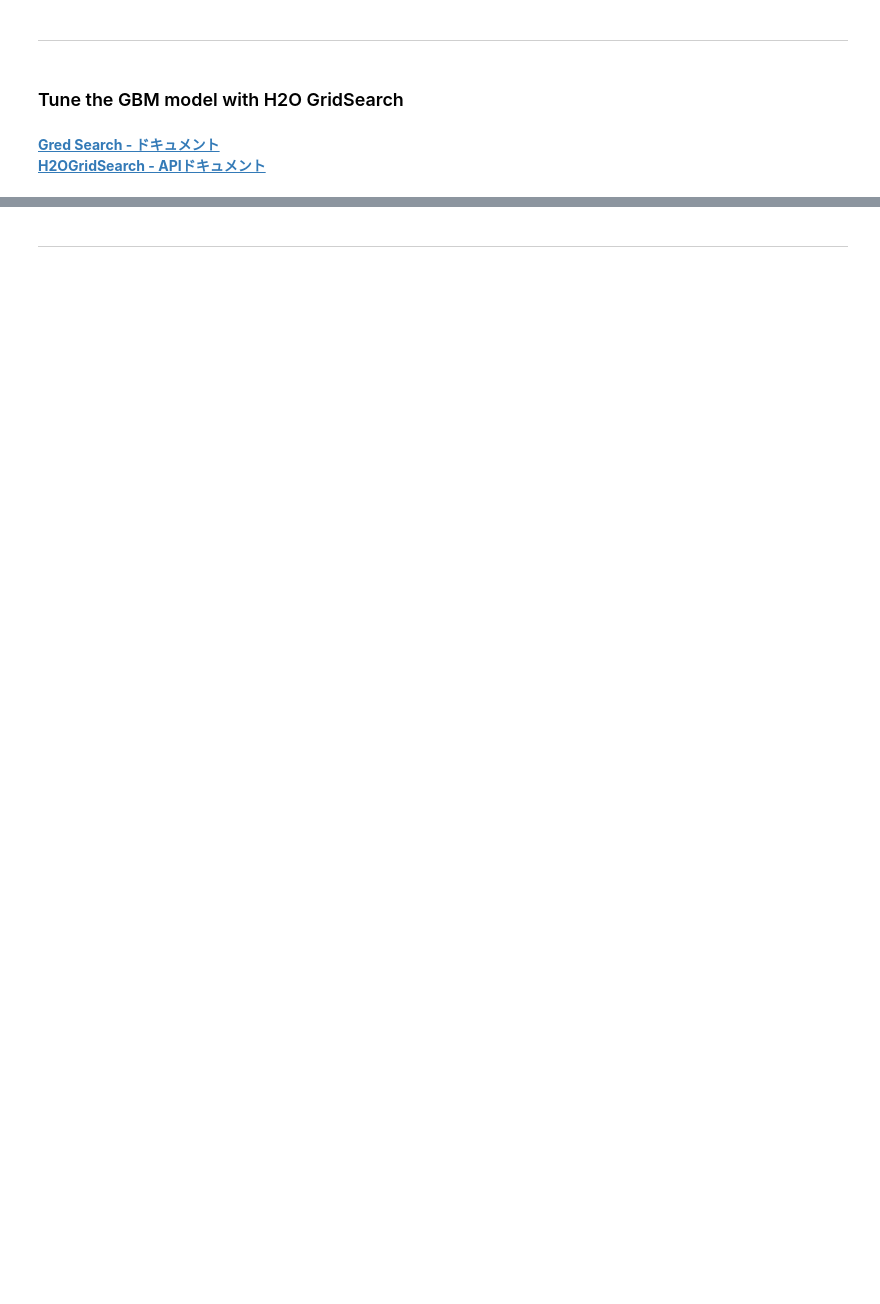
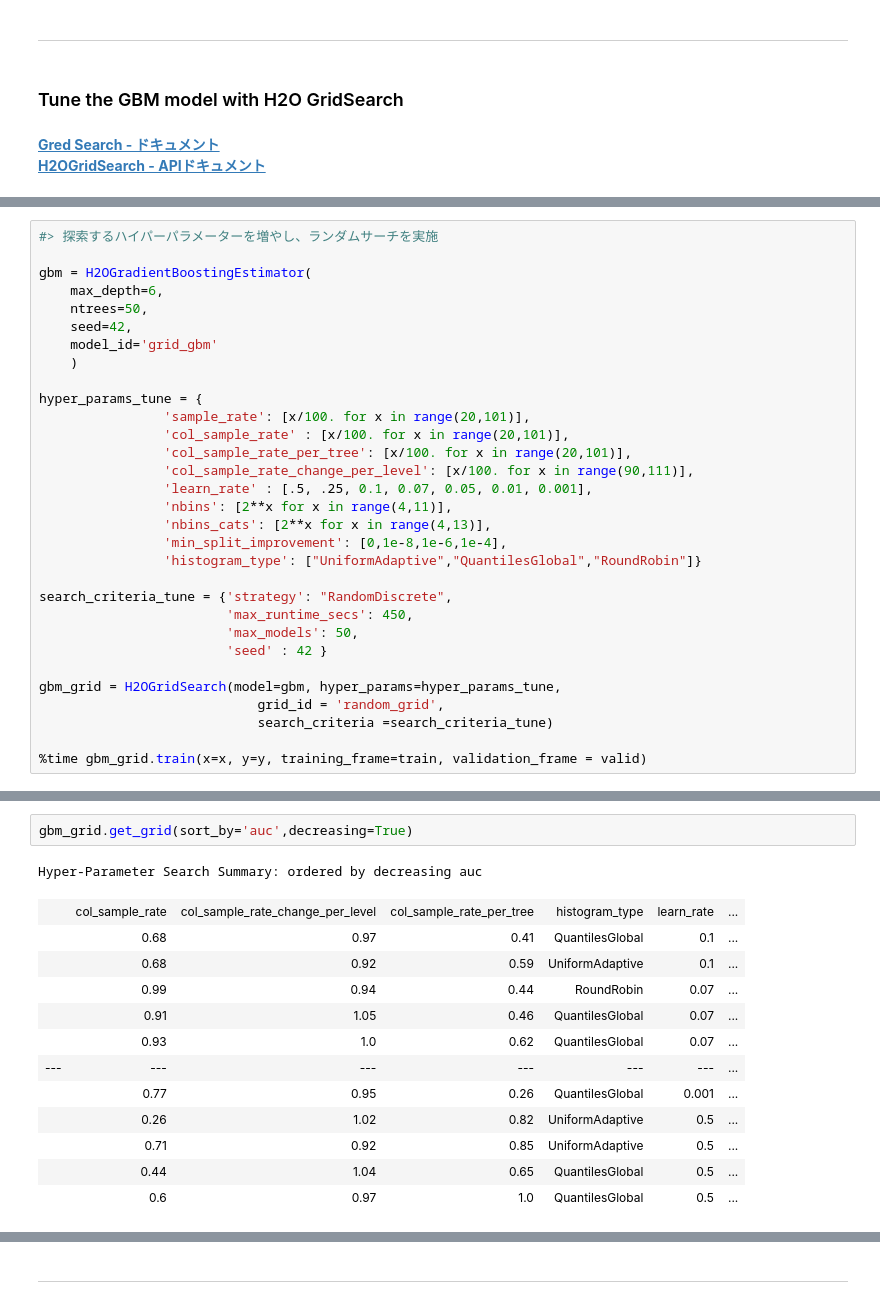
Before and after one commit to yukismd/H2O_3_Tutorial, a Jupyter notebook: H2O-3 Classification Tutorial.ipynb, the cells around one changed output, grey strips where cells are left out. Drawn from its saved outputs; the diff is of its cells as text; blank space fills up the shorter version.

```diff
--- a/H2O-3 Classification Tutorial.ipynb
+++ b/H2O-3 Classification Tutorial.ipynb
@@ -1143,0 +1205,31 @@ Confusion Matrix (Act/Pred) for max f1 @ threshold = 0.13622817056761546:
+# %%
+#> 探索するハイパーパラメーターを増やし、ランダムサーチを実施
+
+gbm = H2OGradientBoostingEstimator(
+    max_depth=6,
+    ntrees=50,
+    seed=42,
+    model_id='grid_gbm'
+    )
+
+hyper_params_tune = {
+                'sample_rate': [x/100. for x in range(20,101)],
+                'col_sample_rate' : [x/100. for x in range(20,101)],
+                'col_sample_rate_per_tree': [x/100. for x in range(20,101)],
+                'col_sample_rate_change_per_level': [x/100. for x in range(90,111)],
+                'learn_rate' : [.5, .25, 0.1, 0.07, 0.05, 0.01, 0.001],
+                'nbins': [2**x for x in range(4,11)],
+                'nbins_cats': [2**x for x in range(4,13)],
+                'min_split_improvement': [0,1e-8,1e-6,1e-4],
+                'histogram_type': ["UniformAdaptive","QuantilesGlobal","RoundRobin"]}
+
+search_criteria_tune = {'strategy': "RandomDiscrete",
+                        'max_runtime_secs': 450,
+                        'max_models': 50,
+                        'seed' : 42 }
+
+gbm_grid = H2OGridSearch(model=gbm, hyper_params=hyper_params_tune,
+                            grid_id = 'random_grid',
+                            search_criteria =search_criteria_tune)
+
+%time gbm_grid.train(x=x, y=y, training_frame=train, validation_frame = valid)
@@ -1143,0 +1252,16 @@ Confusion Matrix (Act/Pred) for max f1 @ threshold = 0.13622817056761546:
+# %%
+gbm_grid.get_grid(sort_by='auc',decreasing=True)
+# %% [output]
+Hyper-Parameter Search Summary: ordered by decreasing auc
+|  | col_sample_rate | col_sample_rate_change_per_level | col_sample_rate_per_tree | histogram_type | learn_rate | ... |
+|  | 0.68 | 0.97 | 0.41 | QuantilesGlobal | 0.1 | ... |
+|  | 0.68 | 0.92 | 0.59 | UniformAdaptive | 0.1 | ... |
+|  | 0.99 | 0.94 | 0.44 | RoundRobin | 0.07 | ... |
+|  | 0.91 | 1.05 | 0.46 | QuantilesGlobal | 0.07 | ... |
+|  | 0.93 | 1.0 | 0.62 | QuantilesGlobal | 0.07 | ... |
+| --- | --- | --- | --- | --- | --- | ... |
+|  | 0.77 | 0.95 | 0.26 | QuantilesGlobal | 0.001 | ... |
+|  | 0.26 | 1.02 | 0.82 | UniformAdaptive | 0.5 | ... |
+|  | 0.71 | 0.92 | 0.85 | UniformAdaptive | 0.5 | ... |
+|  | 0.44 | 1.04 | 0.65 | QuantilesGlobal | 0.5 | ... |
+|  | 0.6 | 0.97 | 1.0 | QuantilesGlobal | 0.5 | ... |
```
Also changed, not shown: parts of 50 cells of this notebook, 1 other file.
